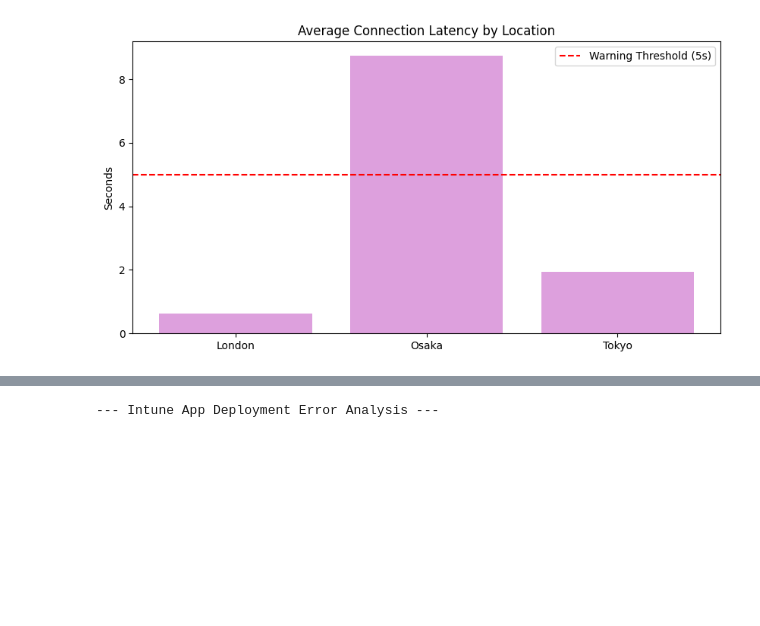
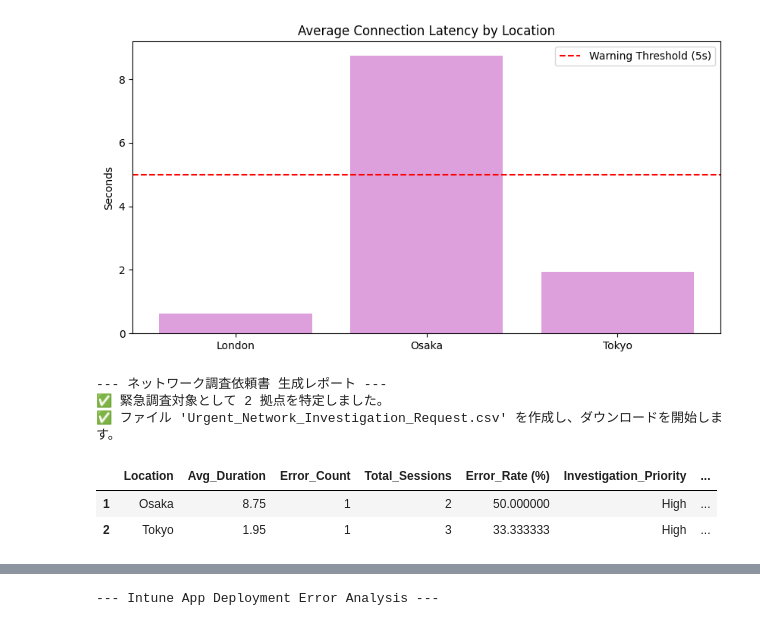
Before and after one commit to Koji-Accounting-Tech/D365-Finance-Data-Validator, a Jupyter notebook: D365_Data_Processing.ipynb, the cells around one changed output, grey strips where cells are left out. Cells and saved outputs as stored; diff of their text form; code cells hidden in the pictures; blank space fills up the shorter version.

Commit message:
Colab を使用して作成されました

```diff
--- a/D365_Data_Processing.ipynb
+++ b/D365_Data_Processing.ipynb
@@ -146,3 +146,40 @@ plt.show()
 | 2 | Tokyo | 1.950000 | 1 | 3 | 33.333333 |
 | 0 | London | 0.633333 | 0 | 3 | 0.000000 |
 [figure]
+# %%
+import pandas as pd
+from google.colab import files
+
+# 1. 調査対象の基準（しきい値）設定
+# 失敗率が30%を超える拠点を「緊急調査対象」とする
+ERROR_RATE_THRESHOLD = 30.0
+
+# 2. 異常拠点の抽出
+urgent_investigation = loc_stats[loc_stats['Error_Rate (%)'] > ERROR_RATE_THRESHOLD].copy()
+
+# 3. 担当者が分かりやすいように列名や補足情報を整理
+urgent_investigation['Investigation_Priority'] = 'High'
+urgent_investigation['Recommended_Action'] = 'Check VPN Gateway and local AP logs'
+
+# 4. CSVファイルとして書き出し
+# インフラチームがExcel等で開くことを想定し、utf-8-sig を使用
+filename = "Urgent_Network_Investigation_Request.csv"
+urgent_investigation.to_csv(filename, index=False, encoding='utf-8-sig')
+
+print(f"--- ネットワーク調査依頼書 生成レポート ---")
+if not urgent_investigation.empty:
+    print(f"✅ 緊急調査対象として {len(urgent_investigation)} 拠点を特定しました。")
+    print(f"✅ ファイル '{filename}' を作成し、ダウンロードを開始します。")
+    display(urgent_investigation)
+
+    # 5. ローカルPCへダウンロード
+    files.download(filename)
+else:
+    print("✅ 全拠点の品質が基準内です。調査依頼の必要はありません。")
+# %% [output]
+--- ネットワーク調査依頼書 生成レポート ---
+✅ 緊急調査対象として 2 拠点を特定しました。
+✅ ファイル 'Urgent_Network_Investigation_Request.csv' を作成し、ダウンロードを開始します。
+|  | Location | Avg_Duration | Error_Count | Total_Sessions | Error_Rate (%) | Investigation_Priority | ... |
+| 1 | Osaka | 8.75 | 1 | 2 | 50.000000 | High | ... |
+| 2 | Tokyo | 1.95 | 1 | 3 | 33.333333 | High | ... |
```
Also changed, not shown: parts of 1 cell of this notebook.
